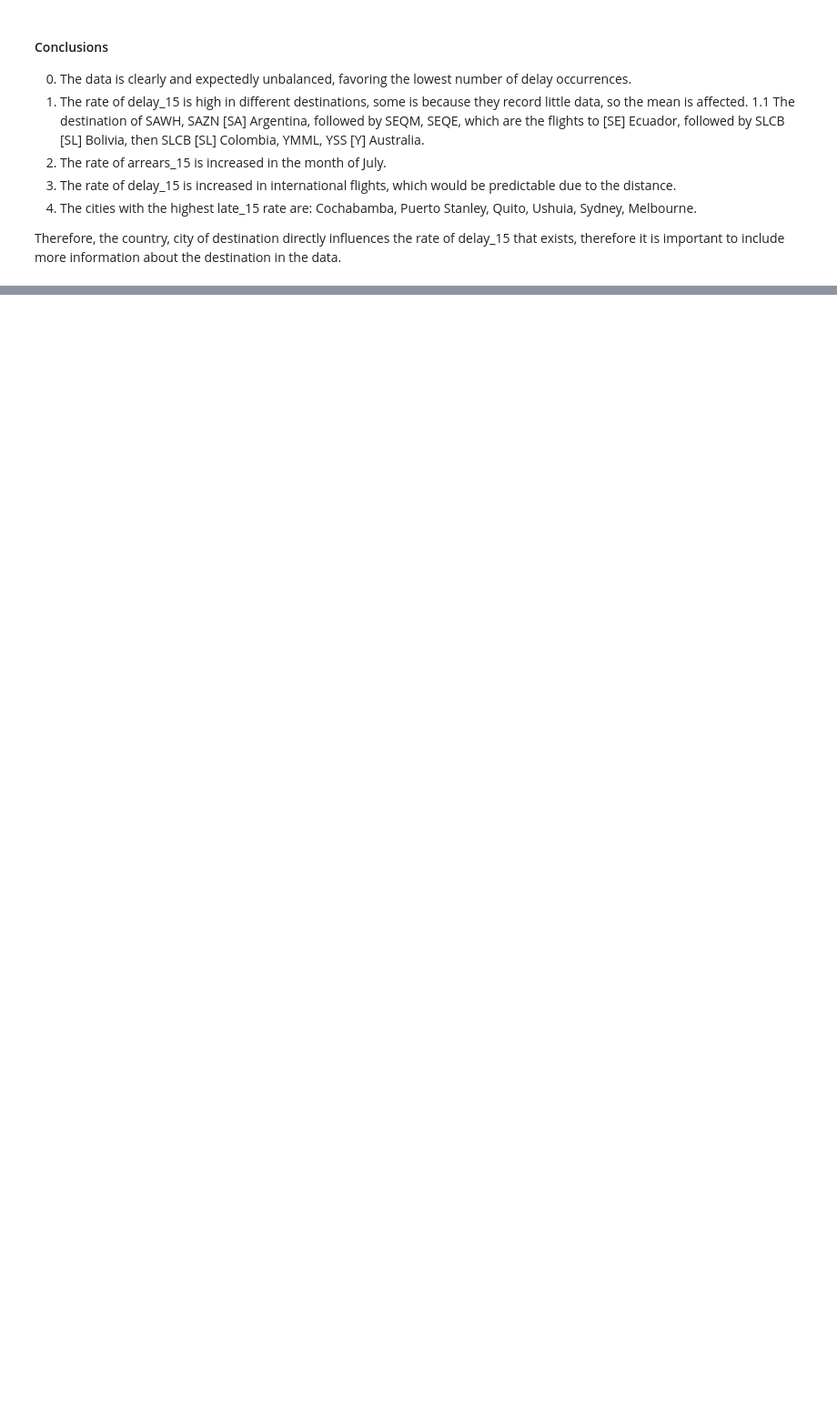
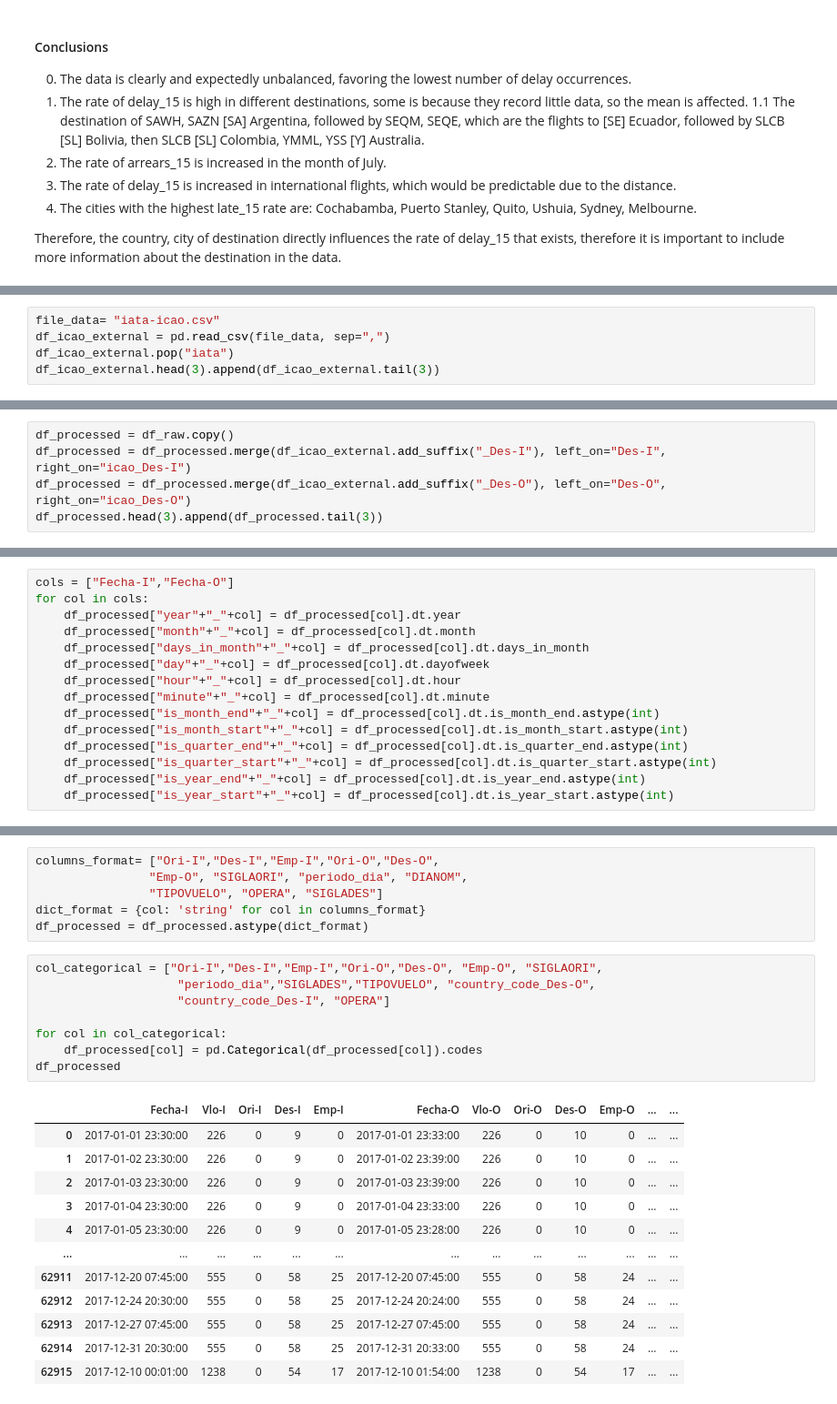
Before and after one commit to alejandroesteban/prediction_probability_flight_delays, a Jupyter notebook: solution.ipynb, the cells around one changed output, grey strips where cells are left out. Shown at 91% size. Cells and saved outputs as stored; diff of their text form; blank space fills up the shorter version.

```diff
--- a/solution.ipynb
+++ b/solution.ipynb
@@ -351,0 +362,5 @@ Therefore, the country, city of destination directly influences the rate of dela
+# %%
+file_data= "iata-icao.csv"
+df_icao_external = pd.read_csv(file_data, sep=",")
+df_icao_external.pop("iata")
+df_icao_external.head(3).append(df_icao_external.tail(3))
@@ -351,0 +376,5 @@ Therefore, the country, city of destination directly influences the rate of dela
+# %%
+df_processed = df_raw.copy()
+df_processed = df_processed.merge(df_icao_external.add_suffix("_Des-I"), left_on="Des-I", right_on="icao_Des-I")
+df_processed = df_processed.merge(df_icao_external.add_suffix("_Des-O"), left_on="Des-O", right_on="icao_Des-O")
+df_processed.head(3).append(df_processed.tail(3))
@@ -351,0 +393,15 @@ Therefore, the country, city of destination directly influences the rate of dela
+# %%
+cols = ["Fecha-I","Fecha-O"]
+for col in cols:
+    df_processed["year"+"_"+col] = df_processed[col].dt.year
+    df_processed["month"+"_"+col] = df_processed[col].dt.month
+    df_processed["days_in_month"+"_"+col] = df_processed[col].dt.days_in_month
+    df_processed["day"+"_"+col] = df_processed[col].dt.dayofweek
+    df_processed["hour"+"_"+col] = df_processed[col].dt.hour
+    df_processed["minute"+"_"+col] = df_processed[col].dt.minute
+    df_processed["is_month_end"+"_"+col] = df_processed[col].dt.is_month_end.astype(int)
+    df_processed["is_month_start"+"_"+col] = df_processed[col].dt.is_month_start.astype(int)
+    df_processed["is_quarter_end"+"_"+col] = df_processed[col].dt.is_quarter_end.astype(int)
+    df_processed["is_quarter_start"+"_"+col] = df_processed[col].dt.is_quarter_start.astype(int)
+    df_processed["is_year_end"+"_"+col] = df_processed[col].dt.is_year_end.astype(int)
+    df_processed["is_year_start"+"_"+col] = df_processed[col].dt.is_year_start.astype(int)
@@ -351,0 +419,27 @@ Therefore, the country, city of destination directly influences the rate of dela
+# %%
+columns_format= ["Ori-I","Des-I","Emp-I","Ori-O","Des-O",
+                "Emp-O", "SIGLAORI", "periodo_dia", "DIANOM",
+                "TIPOVUELO", "OPERA", "SIGLADES"]
+dict_format = {col: 'string' for col in columns_format}
+df_processed = df_processed.astype(dict_format)
+# %%
+col_categorical = ["Ori-I","Des-I","Emp-I","Ori-O","Des-O", "Emp-O", "SIGLAORI",
+                    "periodo_dia","SIGLADES","TIPOVUELO", "country_code_Des-O",
+                    "country_code_Des-I", "OPERA"]
+
+for col in col_categorical:
+    df_processed[col] = pd.Categorical(df_processed[col]).codes
+df_processed
+# %% [output]
+|  | Fecha-I | Vlo-I | Ori-I | Des-I | Emp-I | Fecha-O | Vlo-O | Ori-O | Des-O | Emp-O | ... | ... |
+| 0 | 2017-01-01 23:30:00 | 226 | 0 | 9 | 0 | 2017-01-01 23:33:00 | 226 | 0 | 10 | 0 | ... | ... |
+| 1 | 2017-01-02 23:30:00 | 226 | 0 | 9 | 0 | 2017-01-02 23:39:00 | 226 | 0 | 10 | 0 | ... | ... |
+| 2 | 2017-01-03 23:30:00 | 226 | 0 | 9 | 0 | 2017-01-03 23:39:00 | 226 | 0 | 10 | 0 | ... | ... |
+| 3 | 2017-01-04 23:30:00 | 226 | 0 | 9 | 0 | 2017-01-04 23:33:00 | 226 | 0 | 10 | 0 | ... | ... |
+| 4 | 2017-01-05 23:30:00 | 226 | 0 | 9 | 0 | 2017-01-05 23:28:00 | 226 | 0 | 10 | 0 | ... | ... |
+| ... | ... | ... | ... | ... | ... | ... | ... | ... | ... | ... | ... | ... |
+| 62911 | 2017-12-20 07:45:00 | 555 | 0 | 58 | 25 | 2017-12-20 07:45:00 | 555 | 0 | 58 | 24 | ... | ... |
+| 62912 | 2017-12-24 20:30:00 | 555 | 0 | 58 | 25 | 2017-12-24 20:24:00 | 555 | 0 | 58 | 24 | ... | ... |
+| 62913 | 2017-12-27 07:45:00 | 555 | 0 | 58 | 25 | 2017-12-27 07:45:00 | 555 | 0 | 58 | 24 | ... | ... |
+| 62914 | 2017-12-31 20:30:00 | 555 | 0 | 58 | 25 | 2017-12-31 20:33:00 | 555 | 0 | 58 | 24 | ... | ... |
+| 62915 | 2017-12-10 00:01:00 | 1238 | 0 | 54 | 17 | 2017-12-10 01:54:00 | 1238 | 0 | 54 | 17 | ... | ... |
```
Also changed, not shown: parts of 31 cells of this notebook, 2 other files.
